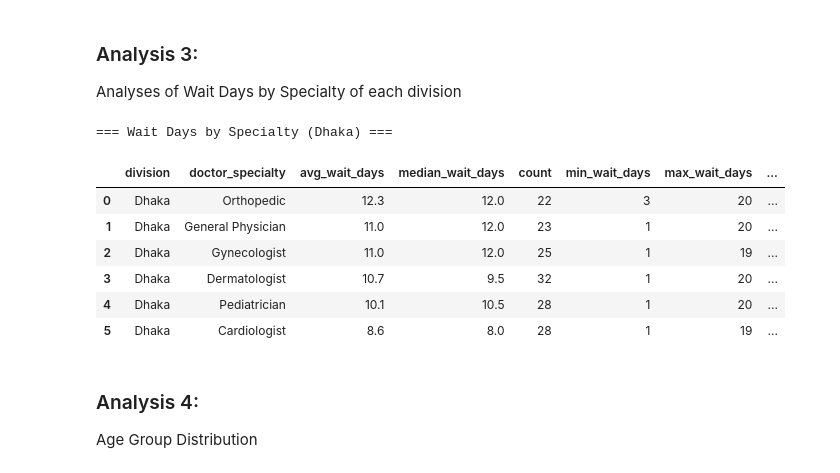
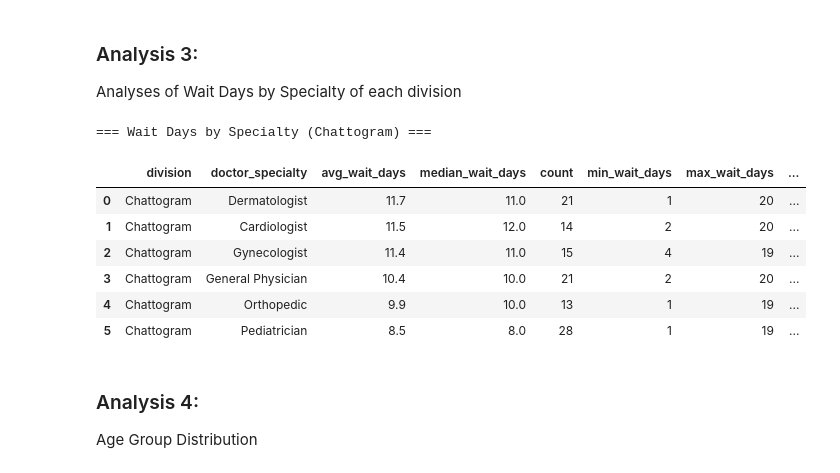
Before and after one commit to NavidulHoque/healthcare_appointment_analysis, a Jupyter notebook: python-analysis/01_analysis.ipynb, the cells around one changed output. Cells and saved outputs as stored; diff of their text form; code cells hidden in the pictures.

```diff
--- a/python-analysis/01_analysis.ipynb
+++ b/python-analysis/01_analysis.ipynb
@@ -108,8 +108,8 @@ Set the division / specialty to drill into below. Every analysis cell and the su
 # %%
 # ── Dynamic Filter Configuration ────────────────────────────────────────────────
 # Leave a value as None to include everything for that field.
-FILTER_DIVISION = "Dhaka"        # e.g. "Dhaka", "Chattogram", or None for all divisions
-FILTER_SPECIALTY = None         # e.g. "Cardiologist", or None for all specialties
+FILTER_DIVISION = "Chattogram"        # e.g. "Dhaka", "Chattogram", or None for all divisions
+FILTER_SPECIALTY = None        # e.g. "Cardiologist", or None for all specialties
 
 filtered_df = filter_appointments(df, division=FILTER_DIVISION, specialty=FILTER_SPECIALTY)
 
@@ -207,47 +206,45 @@ avg_wait = (
         median_wait_days='median',
         count='count',
         min_wait_days='min',
         max_wait_days='max',
         standard_deviation='std'
     )
     .round({'avg_wait_days': 1, 'median_wait_days': 1, 'standard_deviation': 1})
     .sort_values(by='avg_wait_days', ascending=False)
     .reset_index()
 )
 
-# Flat, chart-ready version — average wait purely by specialty, collapsing division,
+# Flat, chart-ready version — average wait purely by specialty, OR division,
 # for whatever is currently in filtered_df.
 group_by = 'division' if (FILTER_SPECIALTY and not FILTER_DIVISION) else 'doctor_specialty'
-group_by_label = 'Division' if group_by == 'division' else 'Specialty'
+heading_label = 'Division' if group_by == 'division' else 'Specialty'
 
-specialty_wait = (
+avg_wait_days_vis = (
     filtered_df.groupby(group_by)['wait_days']
     .mean()
     .round(1)
     .reset_index(name='avg_wait_days')
-    .rename(columns={group_by: 'group'})
     .sort_values('avg_wait_days', ascending=False)
 )
 
-specialty_demand = (
+specialty_demand_vis = (
     filtered_df[group_by]
     .value_counts()
-    .rename_axis('group')
     .reset_index(name='appointments_count')
 )
 
 avg_wait.dropna(subset=['standard_deviation'], inplace=True)
-print(f"=== Wait Days by {group_by_label} ({filter_label}) ===")
+print(f"=== Wait Days by {heading_label} ({filter_label}) ===")
 display(avg_wait)
 # %% [output]
-=== Wait Days by Specialty (Dhaka) ===
+=== Wait Days by Specialty (Chattogram) ===
 |  | division | doctor_specialty | avg_wait_days | median_wait_days | count | min_wait_days | max_wait_days | ... |
-| 0 | Dhaka | Orthopedic | 12.3 | 12.0 | 22 | 3 | 20 | ... |
-| 1 | Dhaka | General Physician | 11.0 | 12.0 | 23 | 1 | 20 | ... |
-| 2 | Dhaka | Gynecologist | 11.0 | 12.0 | 25 | 1 | 19 | ... |
-| 3 | Dhaka | Dermatologist | 10.7 | 9.5 | 32 | 1 | 20 | ... |
-| 4 | Dhaka | Pediatrician | 10.1 | 10.5 | 28 | 1 | 20 | ... |
-| 5 | Dhaka | Cardiologist | 8.6 | 8.0 | 28 | 1 | 19 | ... |
+| 0 | Chattogram | Dermatologist | 11.7 | 11.0 | 21 | 1 | 20 | ... |
+| 1 | Chattogram | Cardiologist | 11.5 | 12.0 | 14 | 2 | 20 | ... |
+| 2 | Chattogram | Gynecologist | 11.4 | 11.0 | 15 | 4 | 19 | ... |
+| 3 | Chattogram | General Physician | 10.4 | 10.0 | 21 | 2 | 20 | ... |
+| 4 | Chattogram | Orthopedic | 9.9 | 10.0 | 13 | 1 | 19 | ... |
+| 5 | Chattogram | Pediatrician | 8.5 | 8.0 | 28 | 1 | 19 | ... |
 # %% [markdown]
 ### Analysis 4:
 Age Group Distribution
```
Also changed, not shown: parts of 5 cells of this notebook, 3 other files.
